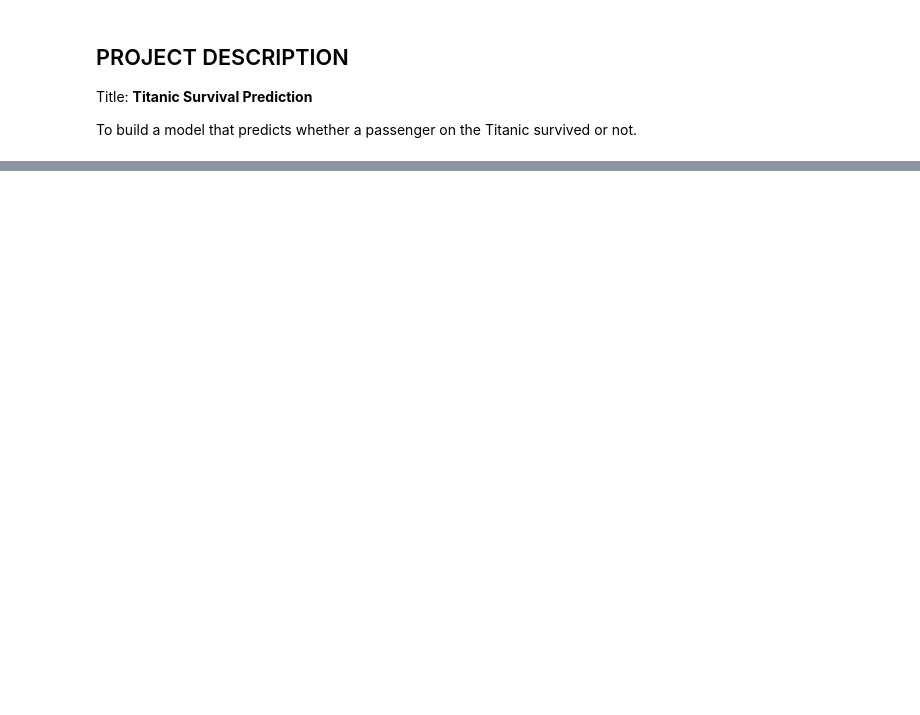
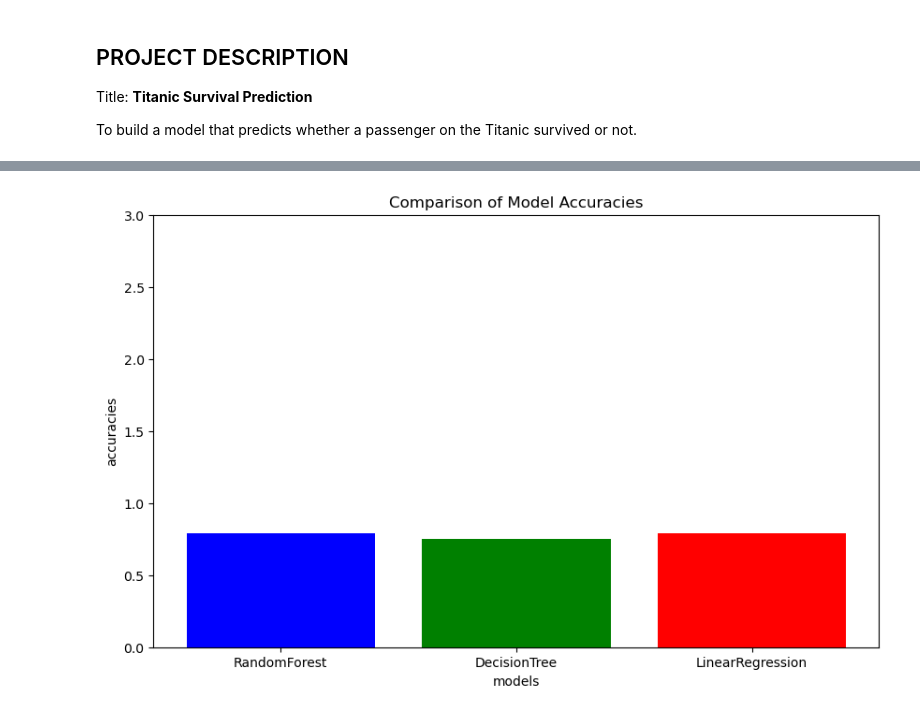
Before and after one commit to thesocialesther/CODSOFT, a Jupyter notebook: codsoft_task1.ipynb, the cells around one changed output, grey strips where cells are left out. Cells and saved outputs as stored; diff of their text form; code cells hidden in the pictures; blank space fills up the shorter version.

```diff
--- a/codsoft_task1.ipynb
+++ b/codsoft_task1.ipynb
@@ -76,0 +42,5 @@ data['Sex'].nunique()
+# %%
+X = data.drop('Survived', axis = 1)
+y = data['Survived']
+# %%
+X_train, X_test, y_train, y_test = train_test_split(X, y, test_size=0.2, shuffle=True)
@@ -76,0 +147,23 @@ data['Sex'].nunique()
+# %%
+#check the best model to use
+import matplotlib.pyplot as plt
+
+#assign the accuracies of each model
+accuracy_a = accuracy_score(y_test, model.predict(X_test))
+accuracy_b = accuracy_score(y_test, model2.predict(X_test))
+accuracy_c = accuracy_score(y_test, model.predict(X_test))
+
+#model names corresponding to their accuracy scores
+models = ["RandomForest", 'DecisionTree', 'LinearRegression']
+accuracies = [accuracy_a, accuracy_b, accuracy_c]
+
+#plot the bar graph
+plt.figure(figsize=(10,6))
+plt.bar(models , accuracies, color=['blue', 'green','red'])
+plt.xlabel('models')
+plt.ylabel('accuracies')
+plt.title('Comparison of Model Accuracies')
+plt.ylim(0, 3)
+plt.show()
+# %% [output]
+[figure, added]
```
Also changed, not shown: parts of 26 cells of this notebook.
